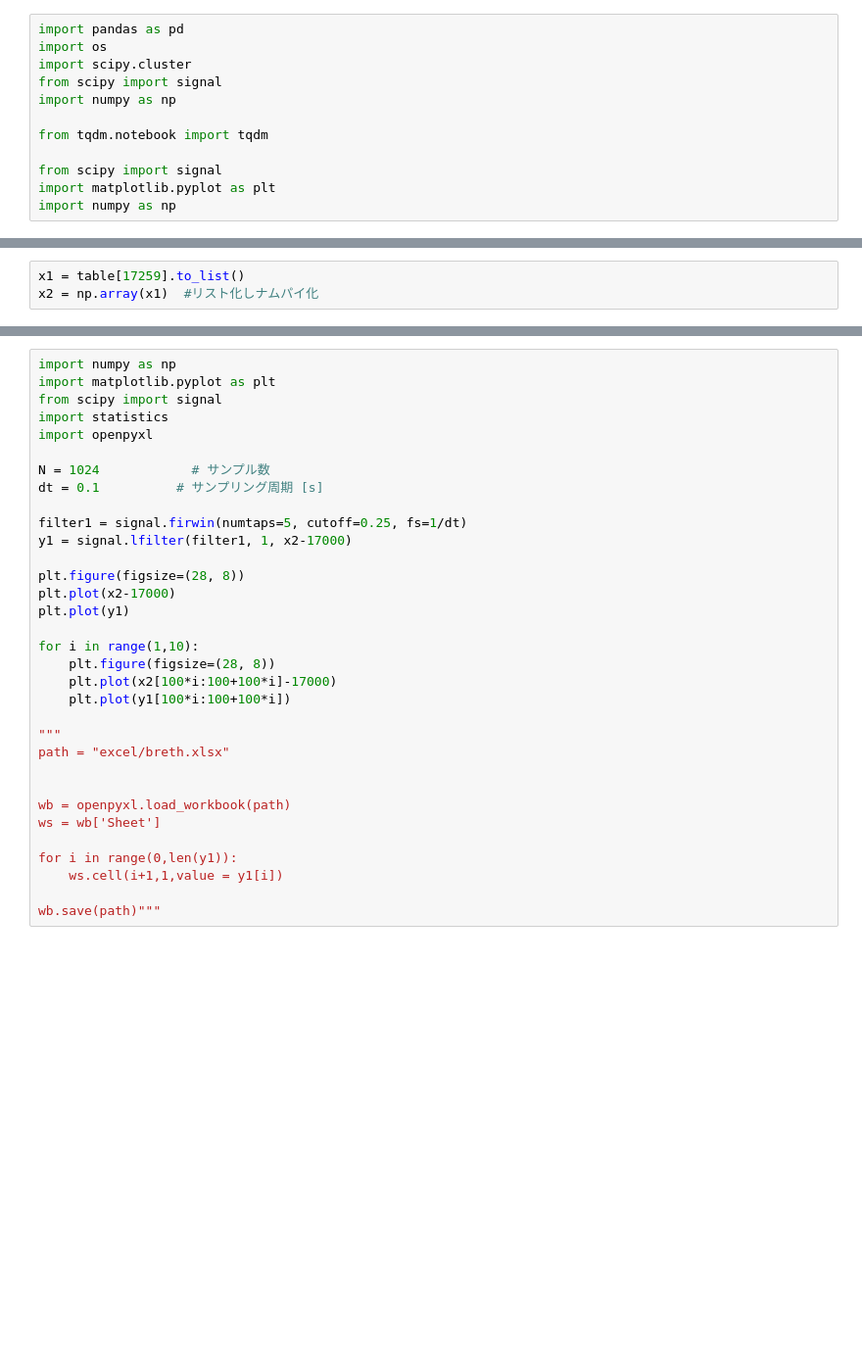
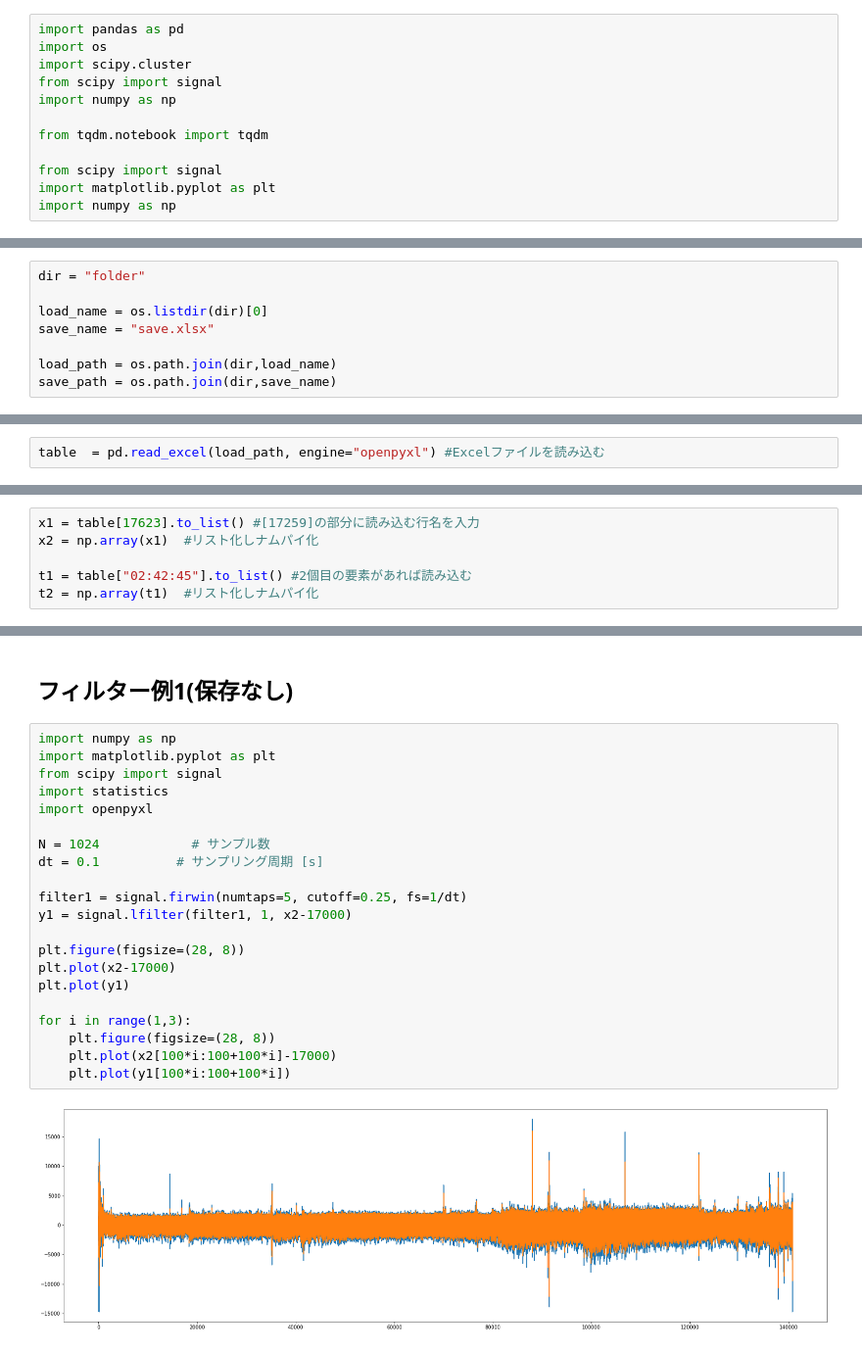
Before and after one commit to frog-takuma/FIR_filter, a Jupyter notebook: FIR_filter.ipynb, the cells around one changed output, grey strips where cells are left out. Shown: that part at 98% size. Saved outputs shown, nothing was run; the diff lists cells and outputs as text; blank space fills up the shorter version.

```diff
--- a/FIR_filter.ipynb
+++ b/FIR_filter.ipynb
@@ -24 +17,9 @@ filepath_list
+# %%
+dir = "folder"
+
+load_name = os.listdir(dir)[0]
+save_name = "save.xlsx"
+
+load_path = os.path.join(dir,load_name)
+save_path = os.path.join(dir,save_name)
 # %% [markdown]
@@ -32,2 +27,4 @@ for f_p in tqdm(filepath_list):
+# %%
+table  = pd.read_excel(load_path, engine="openpyxl") #Excelファイルを読み込む
 # %%
 table
@@ -36,3 +47,6 @@ table
 # %%
-x1 = table[17259].to_list()
+x1 = table[17623].to_list() #[17259]の部分に読み込む行名を入力
 x2 = np.array(x1)  #リスト化しナムパイ化
+
+t1 = table["02:42:45"].to_list() #2個目の要素があれば読み込む
+t2 = np.array(t1)  #リスト化しナムパイ化
@@ -41,33 +57,25 @@ x2 = np.array(x1)  #リスト化しナムパイ化
+# %% [markdown]
+## フィルター例1(保存なし)
 # %%
 import numpy as np
 import matplotlib.pyplot as plt
 from scipy import signal
 import statistics
 import openpyxl
 
 N = 1024            # サンプル数
 dt = 0.1          # サンプリング周期 [s]
 
 filter1 = signal.firwin(numtaps=5, cutoff=0.25, fs=1/dt)
 y1 = signal.lfilter(filter1, 1, x2-17000)
 
 plt.figure(figsize=(28, 8))
 plt.plot(x2-17000)
 plt.plot(y1)
 
-for i in range(1,10):
+for i in range(1,3):
     plt.figure(figsize=(28, 8))
     plt.plot(x2[100*i:100+100*i]-17000)
     plt.plot(y1[100*i:100+100*i])
-
-"""
-path = "excel/breth.xlsx"
-
-
-wb = openpyxl.load_workbook(path)
-ws = wb['Sheet']
-
-for i in range(0,len(y1)):
-    ws.cell(i+1,1,value = y1[i])
-
-wb.save(path)"""
+# %% [output]
+[figure, added]
```
Also changed, not shown: parts of 13 cells of this notebook, 3 other files.
